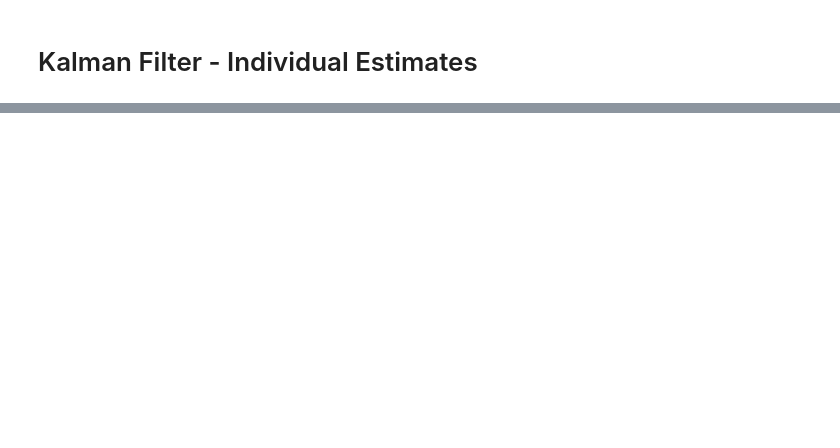
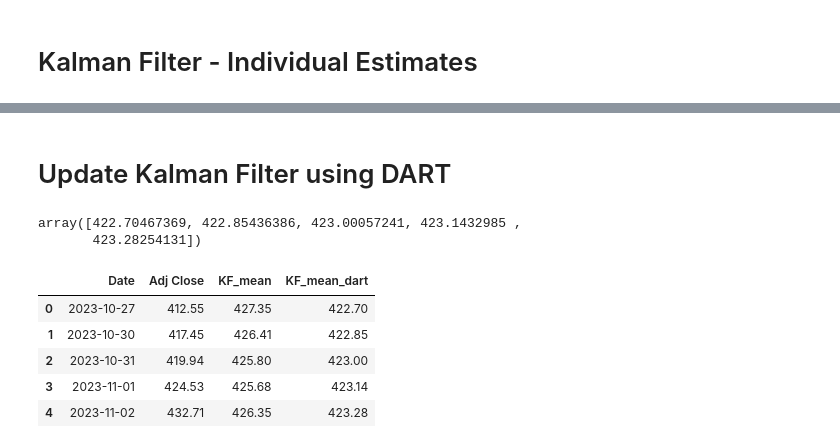
Before and after one commit to dsimband/DATA618, a Jupyter notebook: w9/DATA618_W9_Kalman_Filter.ipynb, the cells around one changed output, grey strips where cells are left out. Saved outputs shown, nothing was run; the diff lists cells and outputs as text; code cells hidden in the pictures; blank space fills up the shorter version.

```diff
--- a/w9/DATA618_W9_Kalman_Filter.ipynb
+++ b/w9/DATA618_W9_Kalman_Filter.ipynb
@@ -198,0 +206,24 @@ ax.set(title='Kalman Filter estimates for IVV', ylabel='Price');
+# %% [markdown]
+# Update Kalman Filter using DART
+# %%
+# first try, filling in empty dates with mean stock price (required for the timeseries datatype
+# when frequency is listed as "daily")
+
+
+fill_val = df['Adj Close'].mean()
+
+#kf_train = kf_train.set_index(['Date'])
+kf_train = df[['Adj Close']].copy()
+kf_train = ts.from_dataframe(kf_train, value_cols=['Adj Close'],
+                             fillna_value=fill_val,freq='D',fill_missing_dates=True)
+#kf_train = ts.from_dataframe(kf_sample, value_cols=['GOOGL'])
+future_cov = datetime_attribute_timeseries(kf_train, 'day', add_length=5)
+
+model = KalmanForecaster(dim_x=1)
+model.fit(kf_train, future_covariates=future_cov)
+pred = model.predict(5, future_covariates=future_cov)
+preds = pred.values().reshape(-1)
+preds
+# %% [output]
+array([422.70467369, 422.85436386, 423.00057241, 423.1432985 ,
+       423.28254131])
@@ -198,0 +232,9 @@ ax.set(title='Kalman Filter estimates for IVV', ylabel='Price');
+# %%
+result_df
+# %% [output]
+|  | Date | Adj Close | KF_mean | KF_mean_dart |
+| 0 | 2023-10-27 | 412.55 | 427.35 | 422.70 |
+| 1 | 2023-10-30 | 417.45 | 426.41 | 422.85 |
+| 2 | 2023-10-31 | 419.94 | 425.80 | 423.00 |
+| 3 | 2023-11-01 | 424.53 | 425.68 | 423.14 |
+| 4 | 2023-11-02 | 432.71 | 426.35 | 423.28 |
```
Also changed, not shown: parts of 13 cells of this notebook, 7 other files.
